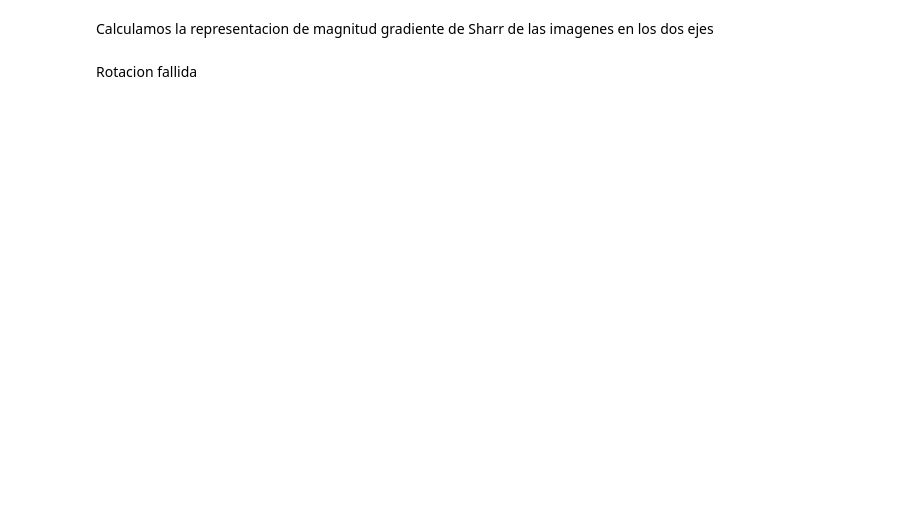
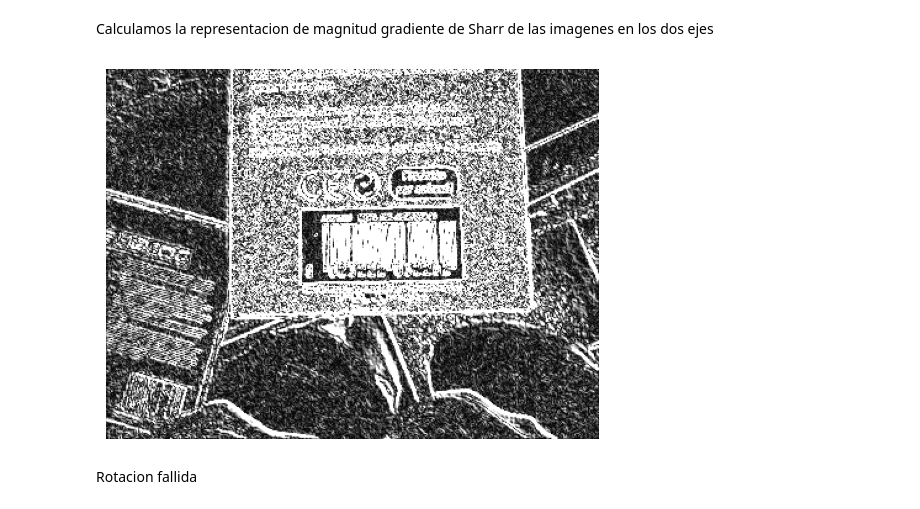
Before and after one commit to DiegoLopezAroca/Barcode-Detection, a Jupyter notebook: barcode_detection.ipynb, the cells around one changed output. Cells and saved outputs as stored; diff of their text form; code cells hidden in the pictures; blank space fills up the shorter version.

```diff
--- a/barcode_detection.ipynb
+++ b/barcode_detection.ipynb
@@ -53,13 +56,16 @@ Calculamos la representacion de magnitud gradiente de Sharr de las imagenes en l
 # %%
 gradX = cv2.Sobel(gray, ddepth = cv2.CV_32F, dx = 1, dy = 0, ksize = -1)
 gradY = cv2.Sobel(gray, ddepth = cv2.CV_32F, dx = 0, dy = 1, ksize = -1)
 
 # subtract the y-gradient from the x-gradient
 gradient = cv2.subtract(gradX, gradY)
 gradient = cv2.convertScaleAbs(gradient)
-cv2.imshow('Gradient', gradient)
-cv2.waitKey(0)
-cv2.destroyAllWindows()
+
+plt.imshow(gradient, cmap='gray')
+plt.axis('off')
+plt.show()
+# %% [output]
+[figure, added]
 # %% [markdown]
 Rotacion fallida
 # %%
```
Also changed, not shown: parts of 7 cells of this notebook.
